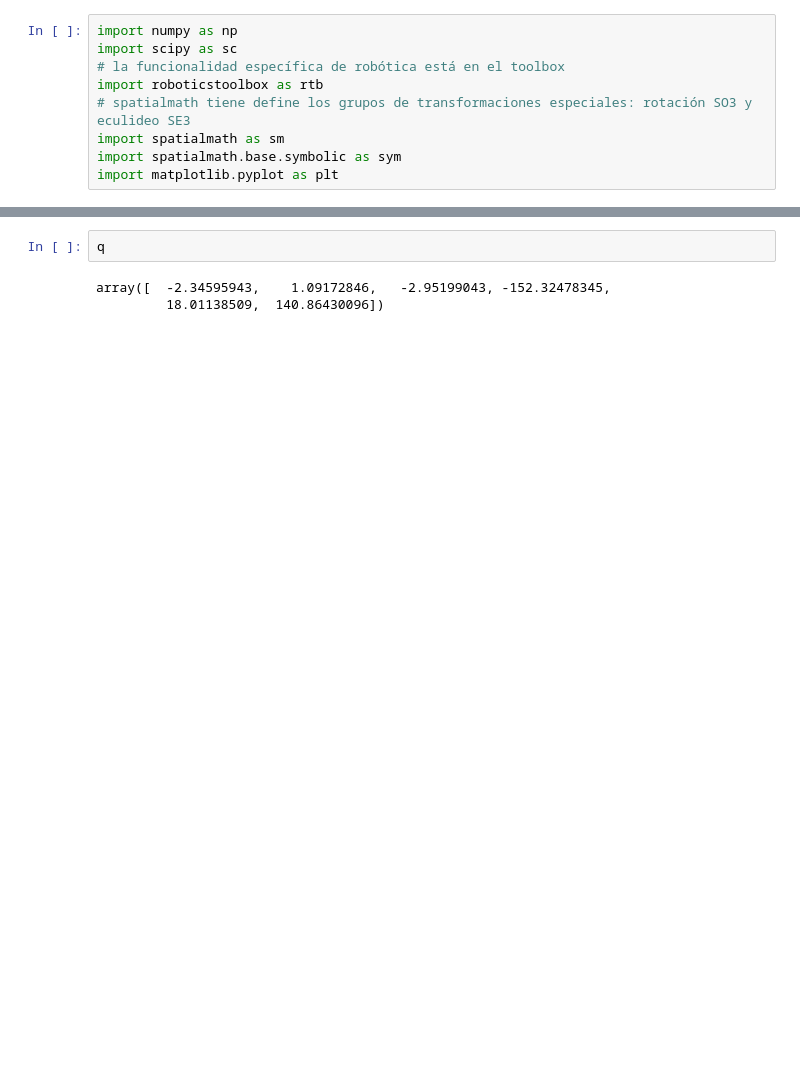
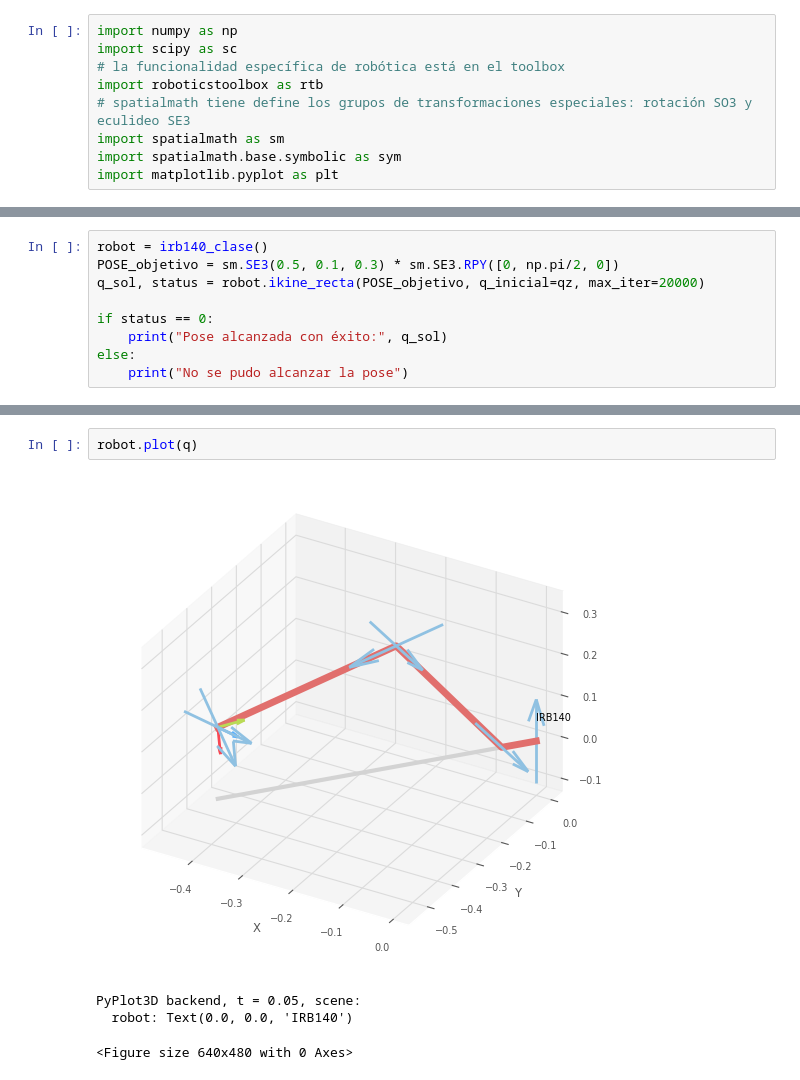
Before and after one commit to G-Leonel-6/Robotica_industrial, a Jupyter notebook: algoritmo.ipynb, the cells around one changed output, grey strips where cells are left out. Saved outputs shown, nothing was run; the diff lists cells and outputs as text; blank space fills up the shorter version.

```diff
--- a/algoritmo.ipynb
+++ b/algoritmo.ipynb
@@ -208,0 +336,9 @@ Cantidad de aciertos:  10
+# %%
+robot = irb140_clase()
+POSE_objetivo = sm.SE3(0.5, 0.1, 0.3) * sm.SE3.RPY([0, np.pi/2, 0])
+q_sol, status = robot.ikine_recta(POSE_objetivo, q_inicial=qz, max_iter=20000)
+
+if status == 0:
+    print("Pose alcanzada con éxito:", q_sol)
+else:
+    print("No se pudo alcanzar la pose")
@@ -209,5 +367,7 @@ Cantidad de aciertos:  10
 # %%
-q
+robot.plot(q)
 # %% [output]
+[figure, added]
-array([  -2.34595943,    1.09172846,   -2.95199043, -152.32478345,
-         18.01138509,  140.86430096])
+PyPlot3D backend, t = 0.05, scene:
+  robot: Text(0.0, 0.0, 'IRB140')
+<Figure size 640x480 with 0 Axes>
```
Also changed, not shown: parts of 6 cells of this notebook.
